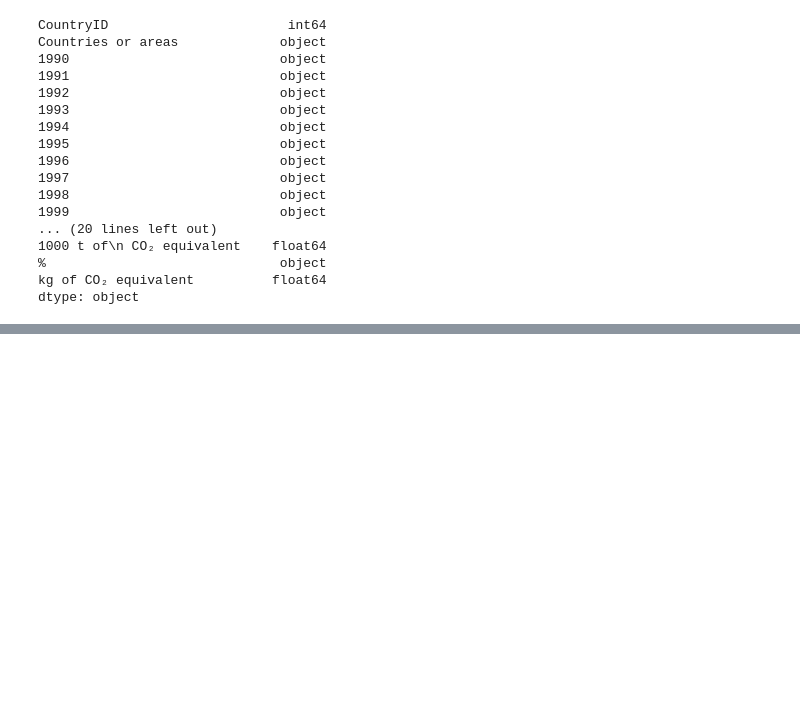
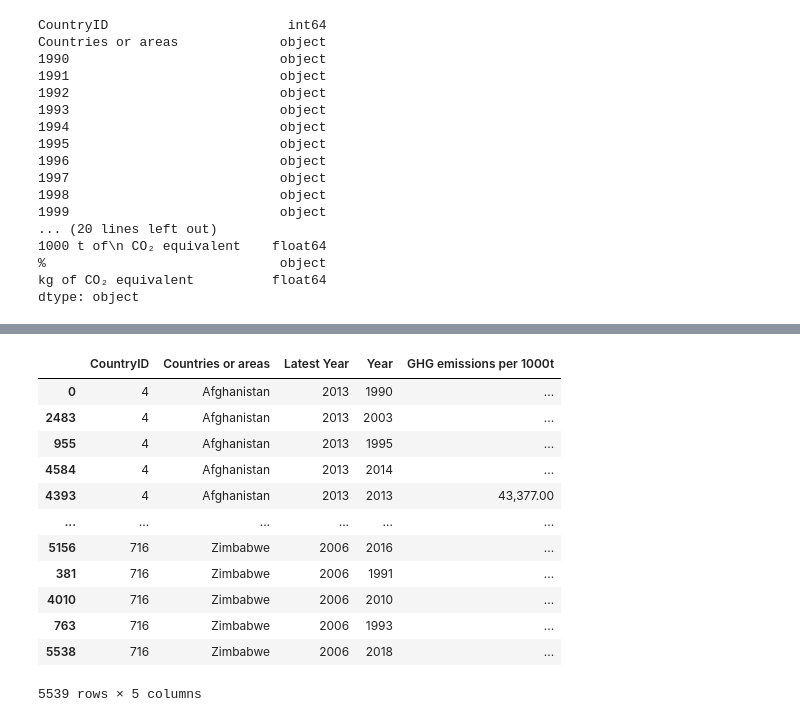
Before and after one commit to ashparra97/ETL-project, a Jupyter notebook: wrangling.ipynb, the cells around one changed output, grey strips where cells are left out. Cells and saved outputs as stored; diff of their text form; code cells hidden in the pictures; blank space fills up the shorter version.

```diff
--- a/wrangling.ipynb
+++ b/wrangling.ipynb
@@ -86,0 +125,16 @@ dtype: object
+# %%
+ghg_df_unpivot.sort_values(by=['Countries or areas'])
+# %% [output]
+|  | CountryID | Countries or areas | Latest Year | Year | GHG emissions per 1000t |
+| 0 | 4 | Afghanistan | 2013 | 1990 | ... |
+| 2483 | 4 | Afghanistan | 2013 | 2003 | ... |
+| 955 | 4 | Afghanistan | 2013 | 1995 | ... |
+| 4584 | 4 | Afghanistan | 2013 | 2014 | ... |
+| 4393 | 4 | Afghanistan | 2013 | 2013 | 43,377.00 |
+| ... | ... | ... | ... | ... | ... |
+| 5156 | 716 | Zimbabwe | 2006 | 2016 | ... |
+| 381 | 716 | Zimbabwe | 2006 | 1991 | ... |
+| 4010 | 716 | Zimbabwe | 2006 | 2010 | ... |
+| 763 | 716 | Zimbabwe | 2006 | 1993 | ... |
+| 5538 | 716 | Zimbabwe | 2006 | 2018 | ... |
+5539 rows × 5 columns
```
Also changed, not shown: parts of 4 cells of this notebook.
